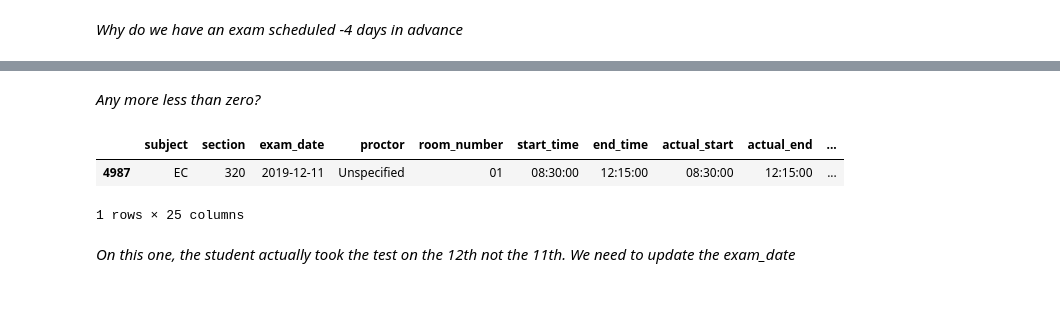
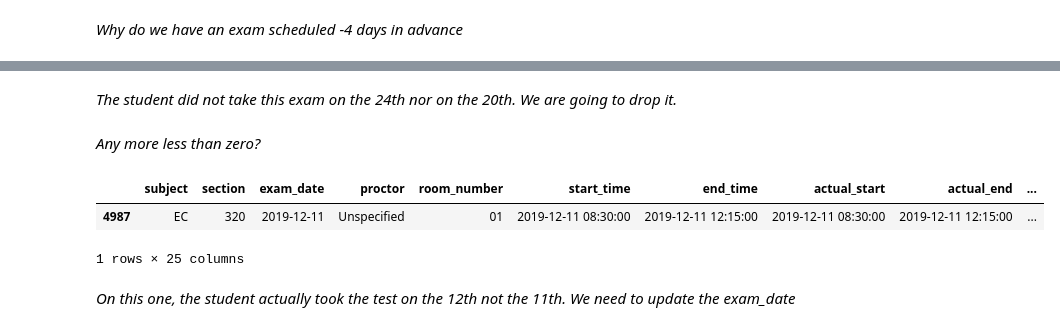
Before and after one commit to dihoxy/ODS-Test-Center-Project, a Jupyter notebook: Handling Outliers and Basic Exploratory Analysis.ipynb, the cells around one changed output, grey strips where cells are left out. Drawn from its saved outputs; the diff is of its cells as text; code cells hidden in the pictures; blank space fills up the shorter version.

```diff
--- a/Handling Outliers and Basic Exploratory Analysis.ipynb
+++ b/Handling Outliers and Basic Exploratory Analysis.ipynb
@@ -180,14 +153,14 @@ Index(['subject', 'section', 'exam_date', 'proctor', 'room_number',
-# %%
-ods.loc[5611, 'first_entered'] = '2019-07-20'
-# %%
-ods.loc[5611, 'days_requested_submitted_in_advance'] = 0.0
+# %% [markdown]
+*The student did not take this exam on the 24th nor on the 20th. We are going to drop it.*
+# %%
+ods.drop(index=5611, inplace=True)
 # %% [markdown]
 *Any more less than zero?*
 # %%
-ods[ods['days_requested_submitted_in_advance'] <0.0]
+ods[ods['requested_in_advance'] <0.0]
 # %% [output]
 |  | subject | section | exam_date | proctor | room_number | start_time | end_time | actual_start | actual_end | ... |
-| 4987 | EC | 320 | 2019-12-11 | Unspecified | 01 | 08:30:00 | 12:15:00 | 08:30:00 | 12:15:00 | ... |
+| 4987 | EC | 320 | 2019-12-11 | Unspecified | 01 | 2019-12-11 08:30:00 | 2019-12-11 12:15:00 | 2019-12-11 08:30:00 | 2019-12-11 12:15:00 | ... |
 1 rows × 25 columns
 # %% [markdown]
 *On this one, the student actually took the test on the 12th not the 11th. We need to update the exam_date*
```
Also changed, not shown: parts of 33 cells of this notebook, 4 other files.
